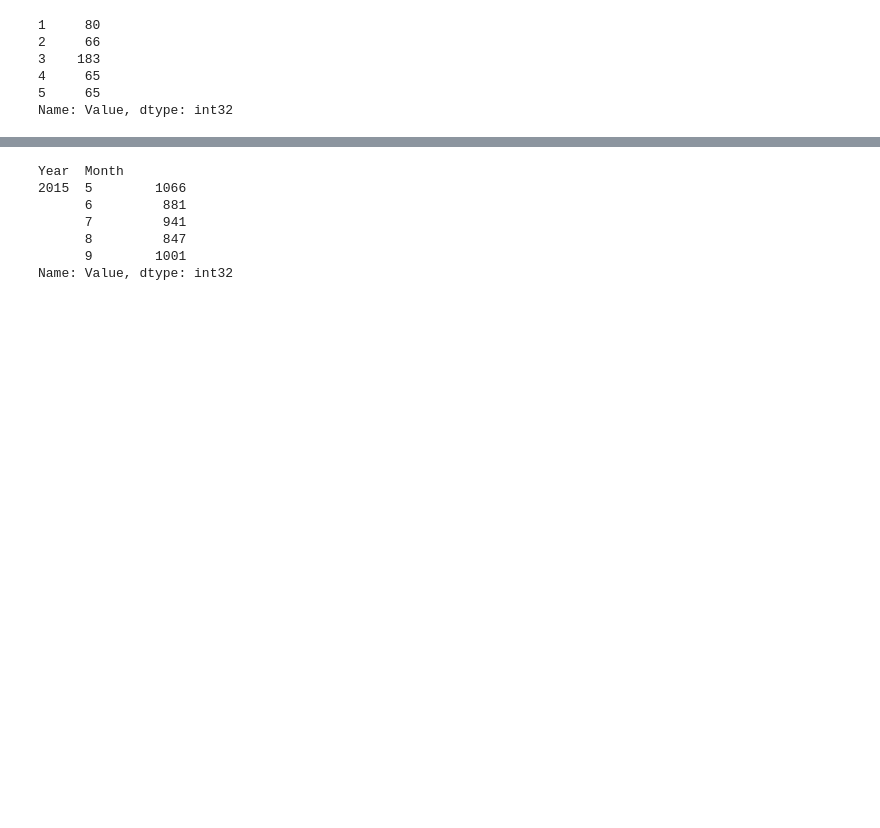
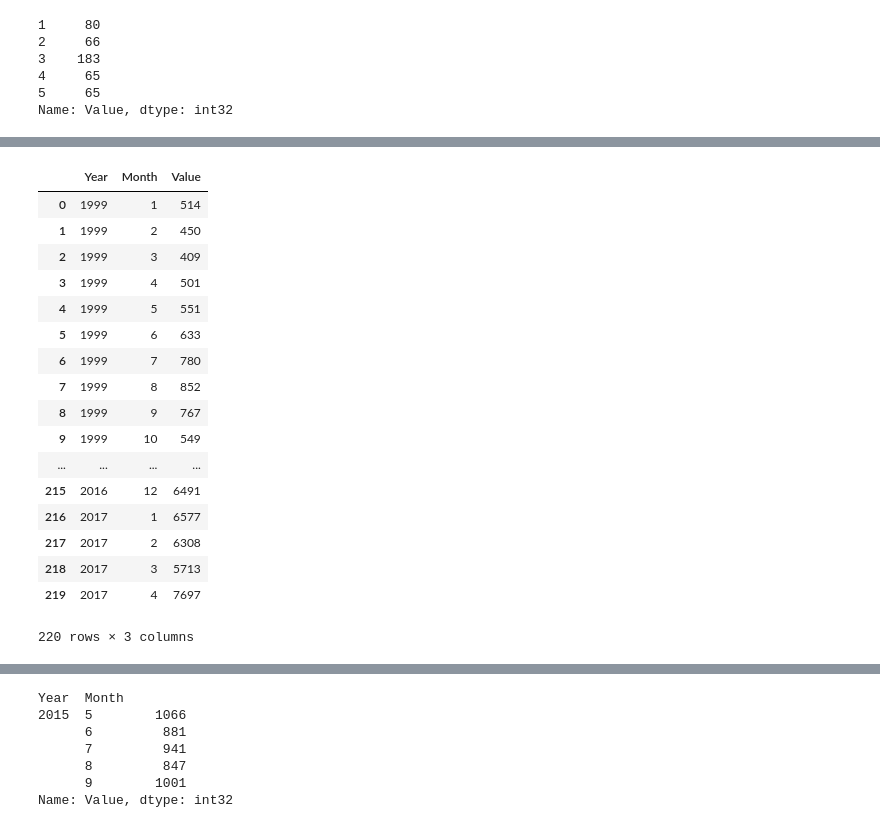
Before and after one commit to RaviShivam/BootlegForPeace, a Jupyter notebook: hfg_eda.ipynb, the cells around one changed output, grey strips where cells are left out. Saved outputs shown, nothing was run; the diff lists cells and outputs as text; code cells hidden in the pictures; blank space fills up the shorter version.

```diff
--- a/hfg_eda.ipynb
+++ b/hfg_eda.ipynb
@@ -218,0 +257,23 @@ X_train, X_test, y_train, y_test = train_test_split(X, y, shuffle=False, test_si
+# %%
+turkey_heavy_hitters = ['Iraq', 'Afghanistan', 'Iran (Islamic Rep. of)', 'Somalia', 'Syrian Arab Rep.', 'Pakistan',
+                        'Palestinian', 'Uzbekistan', 'Sudan', 'Uganda']
+turgrp[['Year', 'Month', 'Value']]
+# %% [output]
+|  | Year | Month | Value |
+| 0 | 1999 | 1 | 514 |
+| 1 | 1999 | 2 | 450 |
+| 2 | 1999 | 3 | 409 |
+| 3 | 1999 | 4 | 501 |
+| 4 | 1999 | 5 | 551 |
+| 5 | 1999 | 6 | 633 |
+| 6 | 1999 | 7 | 780 |
+| 7 | 1999 | 8 | 852 |
+| 8 | 1999 | 9 | 767 |
+| 9 | 1999 | 10 | 549 |
+| ... | ... | ... | ... |
+| 215 | 2016 | 12 | 6491 |
+| 216 | 2017 | 1 | 6577 |
+| 217 | 2017 | 2 | 6308 |
+| 218 | 2017 | 3 | 5713 |
+| 219 | 2017 | 4 | 7697 |
+220 rows × 3 columns
```
Also changed, not shown: parts of 9 cells of this notebook.
